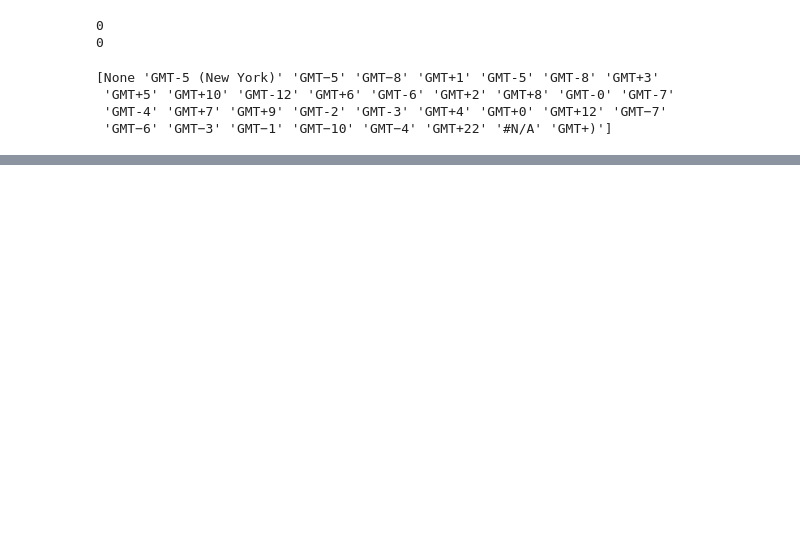
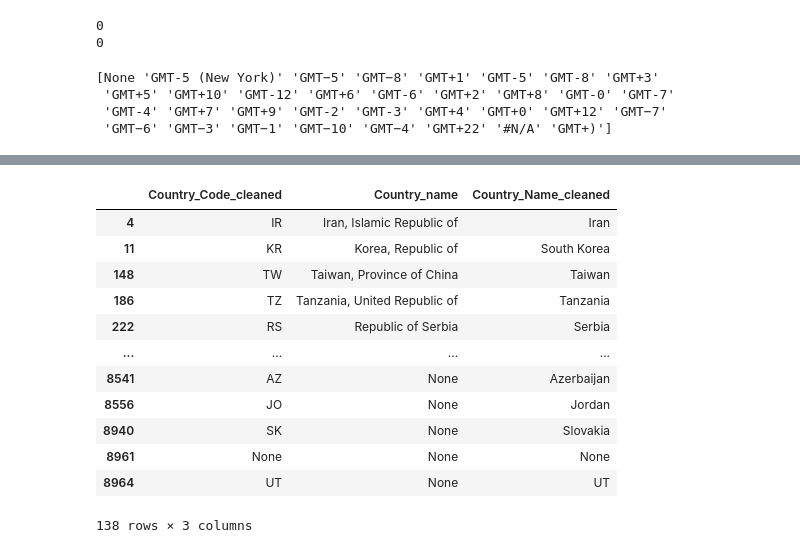
Before and after one commit to chingu-voyages/V58-tier3-team-37, a Jupyter notebook: data_cleaning/cleaning_chingu_demographics.ipynb, the cells around one changed output, grey strips where cells are left out. Saved outputs shown, nothing was run; the diff lists cells and outputs as text; code cells hidden in the pictures; blank space fills up the shorter version.

Commit message:
cleaned timzone & country code/name columns

```diff
--- a/data_cleaning/cleaning_chingu_demographics.ipynb
+++ b/data_cleaning/cleaning_chingu_demographics.ipynb
@@ -225,0 +300,8 @@ print(rough_timezones)
+# %%
+before = 'Timezone'
+after = 'Timezone_cleaned'
+
+df['Timezone_cleaned'] = df['Timezone'].map(normalize_gmt)
+
+mask = (df[before] != df[after]) & ~(df[before].isna() & df[after].isna())
+df.loc[mask, [before, after]].drop_duplicates()
@@ -225,0 +402,9 @@ print(rough_timezones)
+# %%
+import country_converter as coco
+cc = coco.CountryConverter()
+# %%
+df['Country_Name_cleaned'] = cc.convert(
+    df['Country_Code_cleaned'],
+    to='name_short',
+    not_found=None
+)
@@ -225,0 +416,6 @@ print(rough_timezones)
+# %%
+# errors in Country Code are so few, we can clean them manually
+df['Country_Code_cleaned'] = (
+    df['Country_Code']
+      .replace({'Philippines (PH)': 'PH', 'UT': None})
+)
@@ -225,0 +438,20 @@ print(rough_timezones)
+# %%
+before = 'Country_name'
+after = 'Country_Name_cleaned'
+
+mask = (df[before] != df[after]) & ~(df[before].isna() & df[after].isna())
+df.loc[mask, ['Country_Code_cleaned', before, after]].drop_duplicates()
+# %% [output]
+|  | Country_Code_cleaned | Country_name | Country_Name_cleaned |
+| 4 | IR | Iran, Islamic Republic of | Iran |
+| 11 | KR | Korea, Republic of | South Korea |
+| 148 | TW | Taiwan, Province of China | Taiwan |
+| 186 | TZ | Tanzania, United Republic of | Tanzania |
+| 222 | RS | Republic of Serbia | Serbia |
+| ... | ... | ... | ... |
+| 8541 | AZ | None | Azerbaijan |
+| 8556 | JO | None | Jordan |
+| 8940 | SK | None | Slovakia |
+| 8961 | None | None | None |
+| 8964 | UT | None | UT |
+138 rows × 3 columns
```
Also changed, not shown: parts of 14 cells of this notebook, 1 other file.
